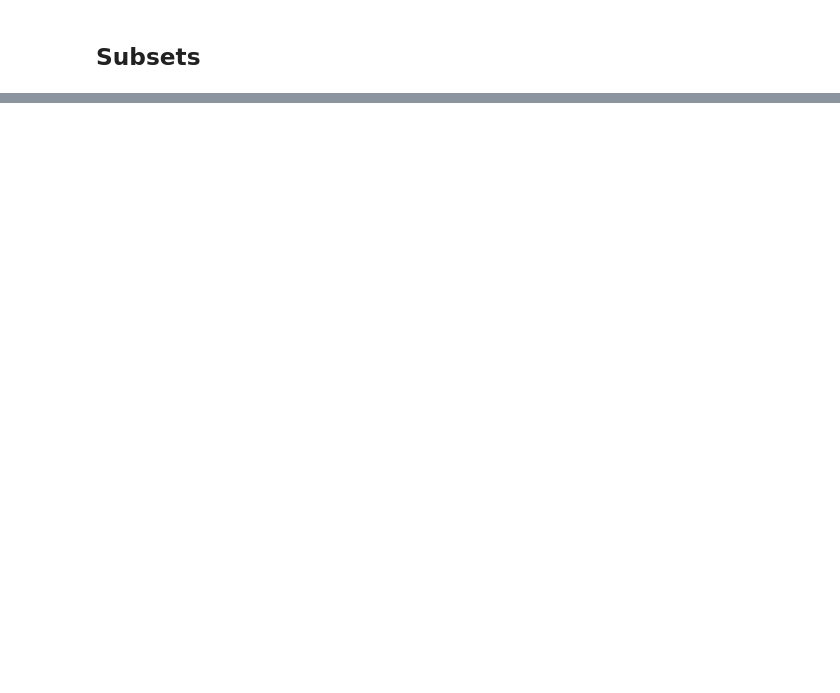
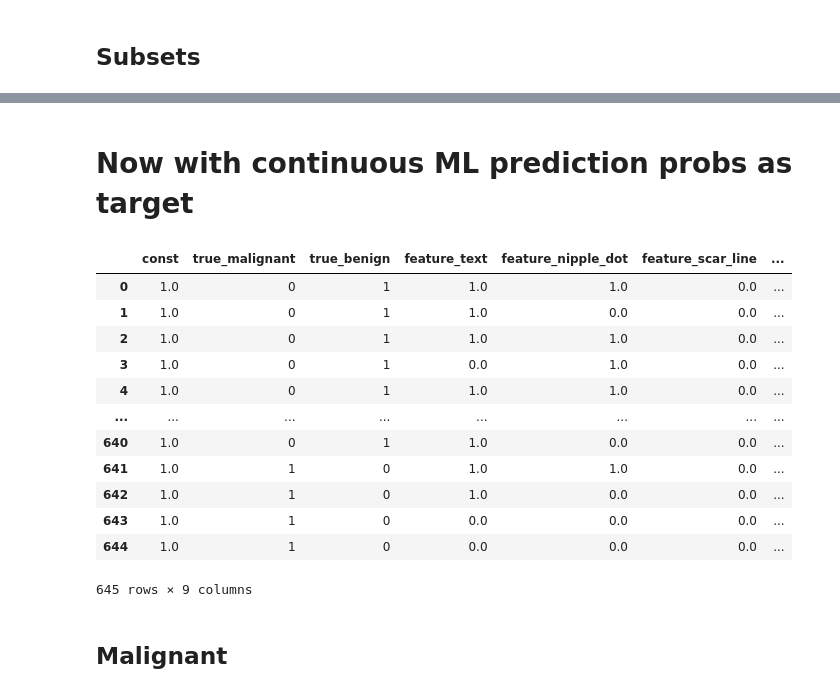
Before and after one commit to frfa1/bsc, a Jupyter notebook: results_analysis/Multivariate Linear Regression.ipynb, the cells around one changed output, grey strips where cells are left out. Cells and saved outputs as stored; diff of their text form; code cells hidden in the pictures; blank space fills up the shorter version.

```diff
--- a/results_analysis/Multivariate Linear Regression.ipynb
+++ b/results_analysis/Multivariate Linear Regression.ipynb
@@ -166,3 +179,21 @@ Covariance Type:            nonrobust
 
 Notes:
 [1] Standard Errors assume that the covariance matrix of the errors is correctly specified.
+# %% [markdown]
+# Now with continuous ML prediction probs as target
+# %%
+full_meta
+# %% [output]
+|  | const | true_malignant | true_benign | feature_text | feature_nipple_dot | feature_scar_line | ... |
+| 0 | 1.0 | 0 | 1 | 1.0 | 1.0 | 0.0 | ... |
+| 1 | 1.0 | 0 | 1 | 1.0 | 0.0 | 0.0 | ... |
+| 2 | 1.0 | 0 | 1 | 1.0 | 1.0 | 0.0 | ... |
+| 3 | 1.0 | 0 | 1 | 0.0 | 1.0 | 0.0 | ... |
+| 4 | 1.0 | 0 | 1 | 1.0 | 1.0 | 0.0 | ... |
+| ... | ... | ... | ... | ... | ... | ... | ... |
+| 640 | 1.0 | 0 | 1 | 1.0 | 0.0 | 0.0 | ... |
+| 641 | 1.0 | 1 | 0 | 1.0 | 1.0 | 0.0 | ... |
+| 642 | 1.0 | 1 | 0 | 1.0 | 0.0 | 0.0 | ... |
+| 643 | 1.0 | 1 | 0 | 0.0 | 0.0 | 0.0 | ... |
+| 644 | 1.0 | 1 | 0 | 0.0 | 0.0 | 0.0 | ... |
+645 rows × 9 columns
@@ -168,0 +204,2 @@ Notes:
+# %% [markdown]
+## Malignant
```
Also changed, not shown: parts of 20 cells of this notebook, 7 other files.
